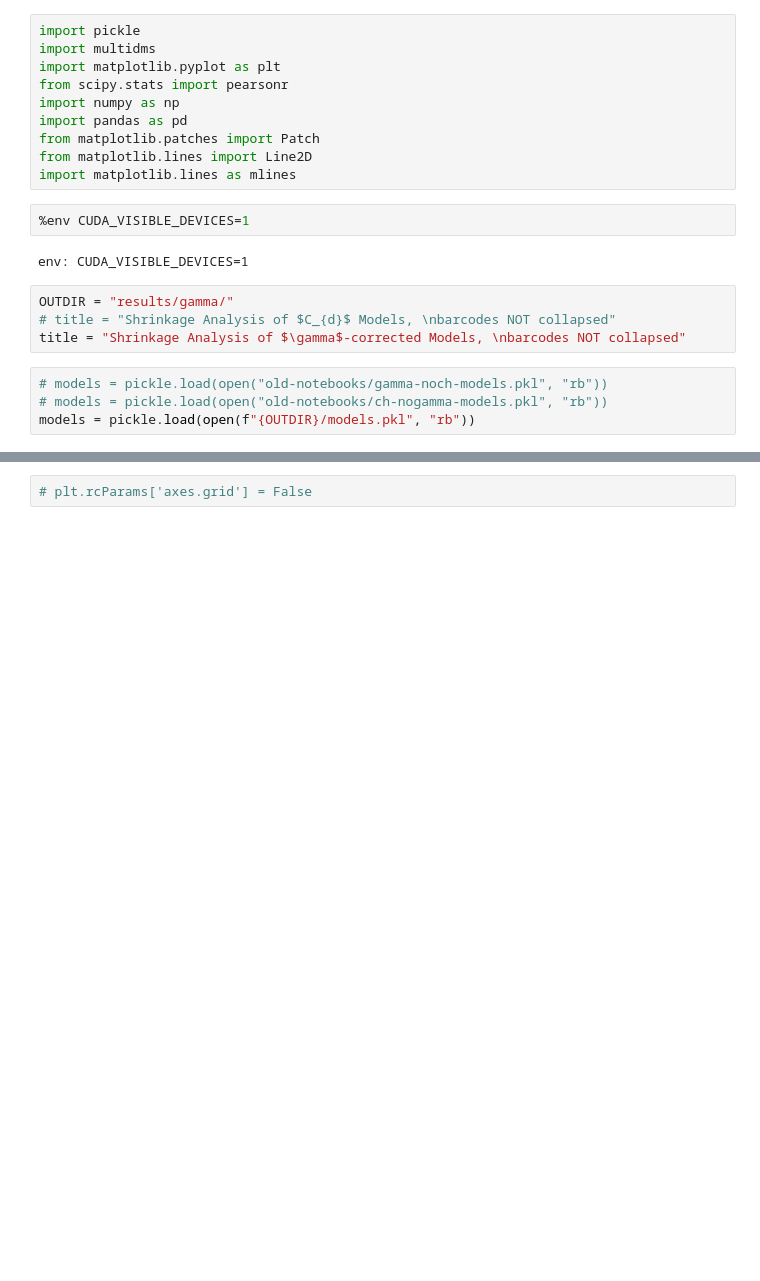
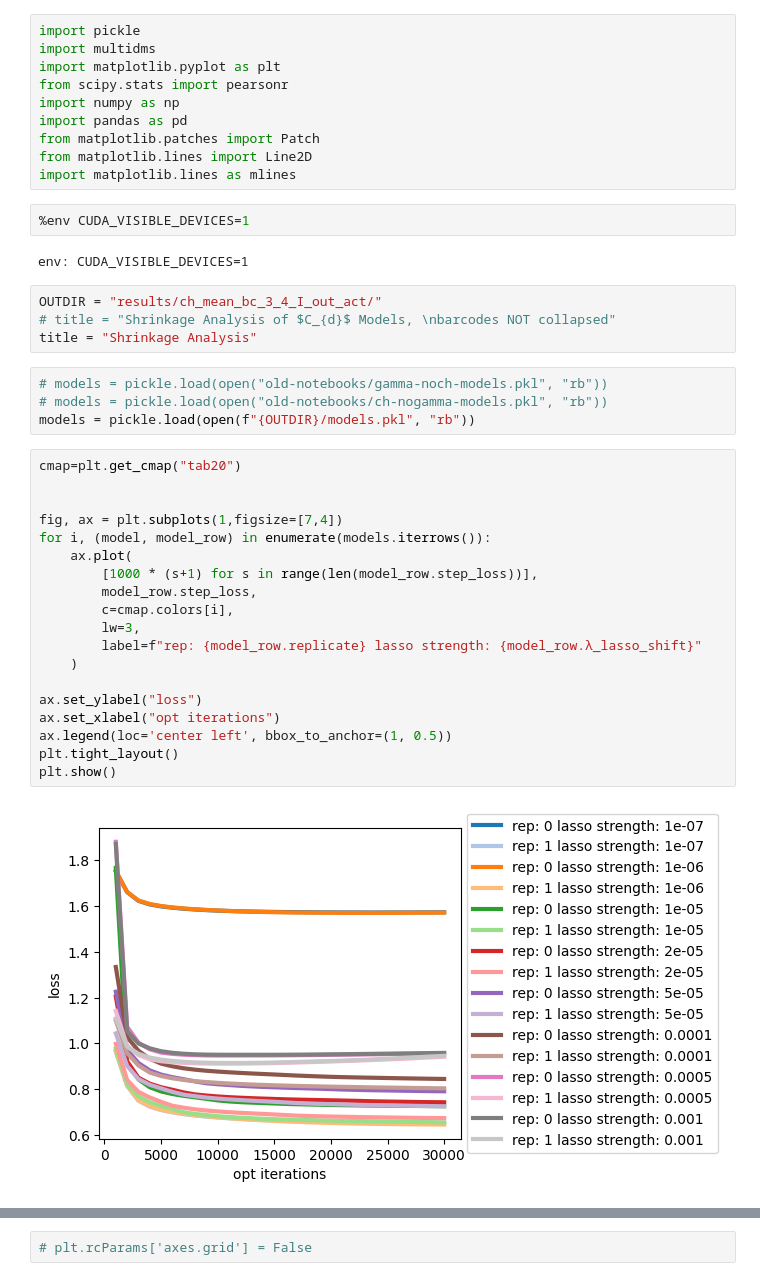
Before and after one commit to matsengrp/SARS-CoV-2_spike_multidms, a Jupyter notebook: notebooks/shrinkage-analysis.ipynb, the cells around one changed output, grey strips where cells are left out. Cells and saved outputs as stored; diff of their text form; blank space fills up the shorter version.

Commit message:
added all new results

```diff
--- a/notebooks/shrinkage-analysis.ipynb
+++ b/notebooks/shrinkage-analysis.ipynb
@@ -13,13 +13,34 @@ import matplotlib.lines as mlines
 # %% [output]
 env: CUDA_VISIBLE_DEVICES=1
 # %%
-OUTDIR = "results/gamma/"
+OUTDIR = "results/ch_mean_bc_3_4_I_out_act/"
 # title = "Shrinkage Analysis of $C_{d}$ Models, \nbarcodes NOT collapsed"
-title = "Shrinkage Analysis of $\gamma$-corrected Models, \nbarcodes NOT collapsed"
+title = "Shrinkage Analysis"
 # %%
 # models = pickle.load(open("old-notebooks/gamma-noch-models.pkl", "rb"))
 # models = pickle.load(open("old-notebooks/ch-nogamma-models.pkl", "rb"))
 models = pickle.load(open(f"{OUTDIR}/models.pkl", "rb"))
+# %%
+cmap=plt.get_cmap("tab20")
+
+
+fig, ax = plt.subplots(1,figsize=[7,4])
+for i, (model, model_row) in enumerate(models.iterrows()):
+    ax.plot(
+        [1000 * (s+1) for s in range(len(model_row.step_loss))],
+        model_row.step_loss,
+        c=cmap.colors[i],
+        lw=3,
+        label=f"rep: {model_row.replicate} lasso strength: {model_row.λ_lasso_shift}"
+    )
+
+ax.set_ylabel("loss")
+ax.set_xlabel("opt iterations")
+ax.legend(loc='center left', bbox_to_anchor=(1, 0.5))
+plt.tight_layout()
+plt.show()
+# %% [output]
+[figure, added]
 # %%
 models
 # %% [output]
```
Also changed, not shown: parts of 7 cells of this notebook, 38 other files.
